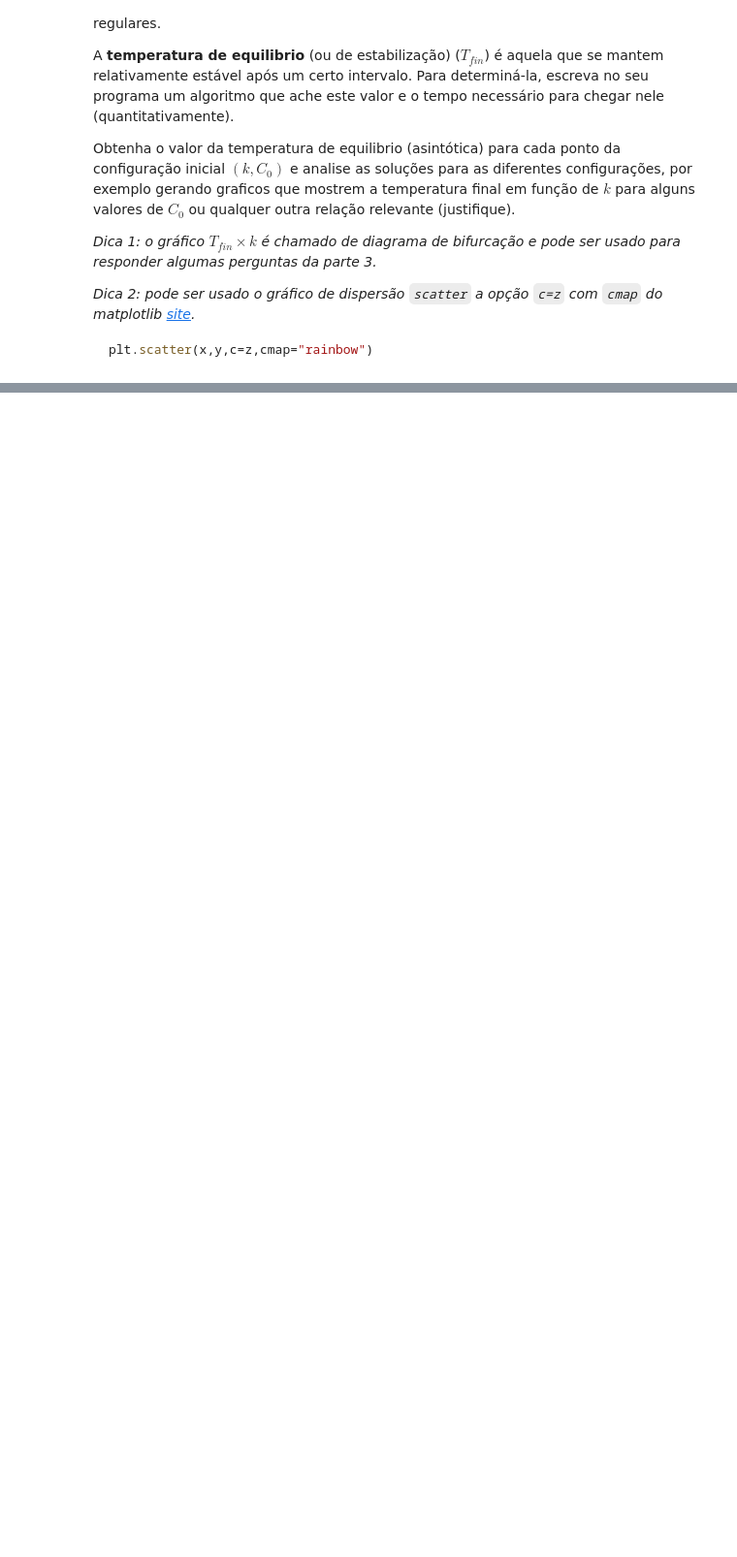
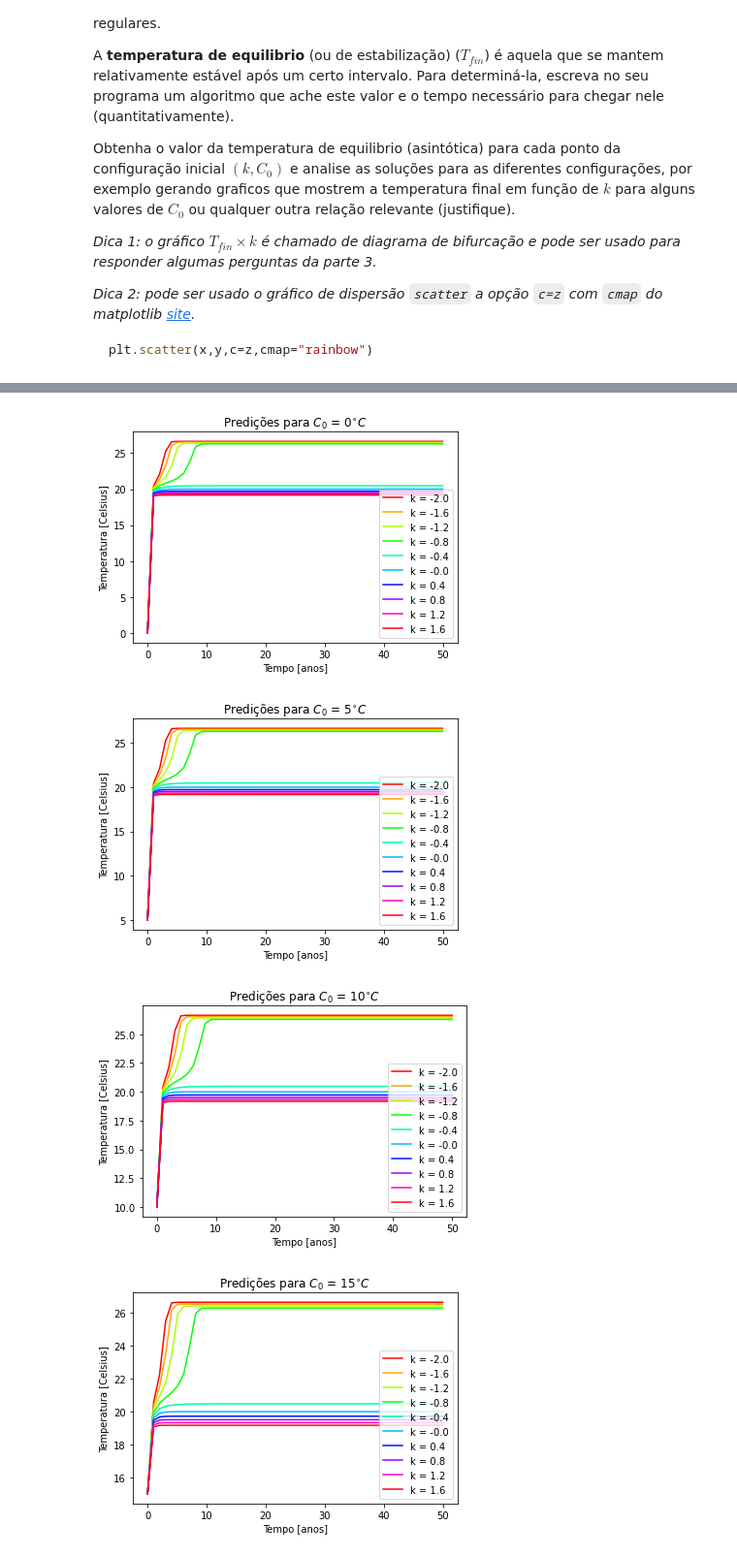
Before and after one commit to MataiasCost/Python_UERJ, a Jupyter notebook: Projeto1_IntroPythonUERJ.ipynb, the cells around one changed output, grey strips where cells are left out. Shown at 97% size. Cells and saved outputs as stored; diff of their text form; code cells hidden in the pictures; blank space fills up the shorter version.

```diff
--- a/Projeto1_IntroPythonUERJ.ipynb
+++ b/Projeto1_IntroPythonUERJ.ipynb
@@ -181,0 +264,18 @@ plt.scatter(x,y,c=z,cmap="rainbow")
+# %%
+ #Primeira parte da PARTE 2:  Solução da equação diferencial para um conjunto de valores variados de k e C0 em uma "rede" (ou matriz)
+ from Parte_1 import *               #Importanto todas os pacotes que o Parte_1 tem
+ import Parte_1                      #Importando o modulo Parte_1
+
+Lista_das_temperaturas = np.arange(0,50,5)                      # Declaração da lista de valores da temperatura, começando com 0 e chegando até 50, em intervalos de 50/10 graus
+Lista_dos_valores_de_k = np.arange(-2,2,0.4)                    # Declaração da lista de valores de ks, começando com -3 e chegando até 3, em intervalos regulares de 6/20
+for temperatura in Lista_das_temperaturas:
+  Parte_1.adquirir_valores_e_fazer_plots(Lista_dos_valores_de_k,temperatura)
+  #Versão de plots de TODAS as combinações de k e C separados, GERA MUITOS PLOTS!
+  #Nota: Por favor, considere usar a versão de cima, ela compacta os diferentes ks para valores da temperatura.
+  #for k in Lista_dos_valores_de_k:
+  #  Parte_1.adquirir_valores_e_fazer_plots(k,temperatura)
+# %% [output]
+[figure, added]
+[figure, added]
+[figure, added]
+[figure, added]
```
Also changed, not shown: parts of 3 cells of this notebook.
